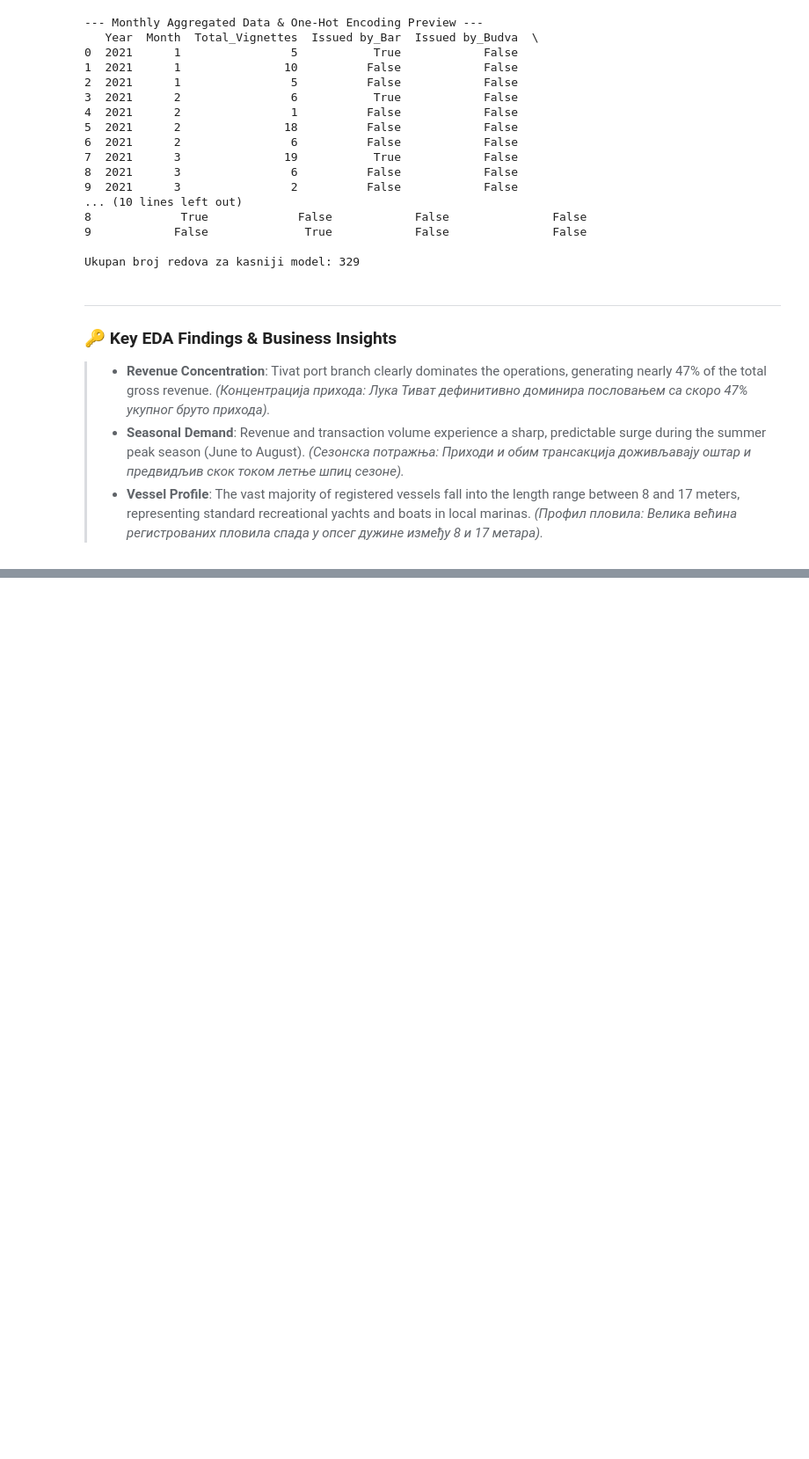
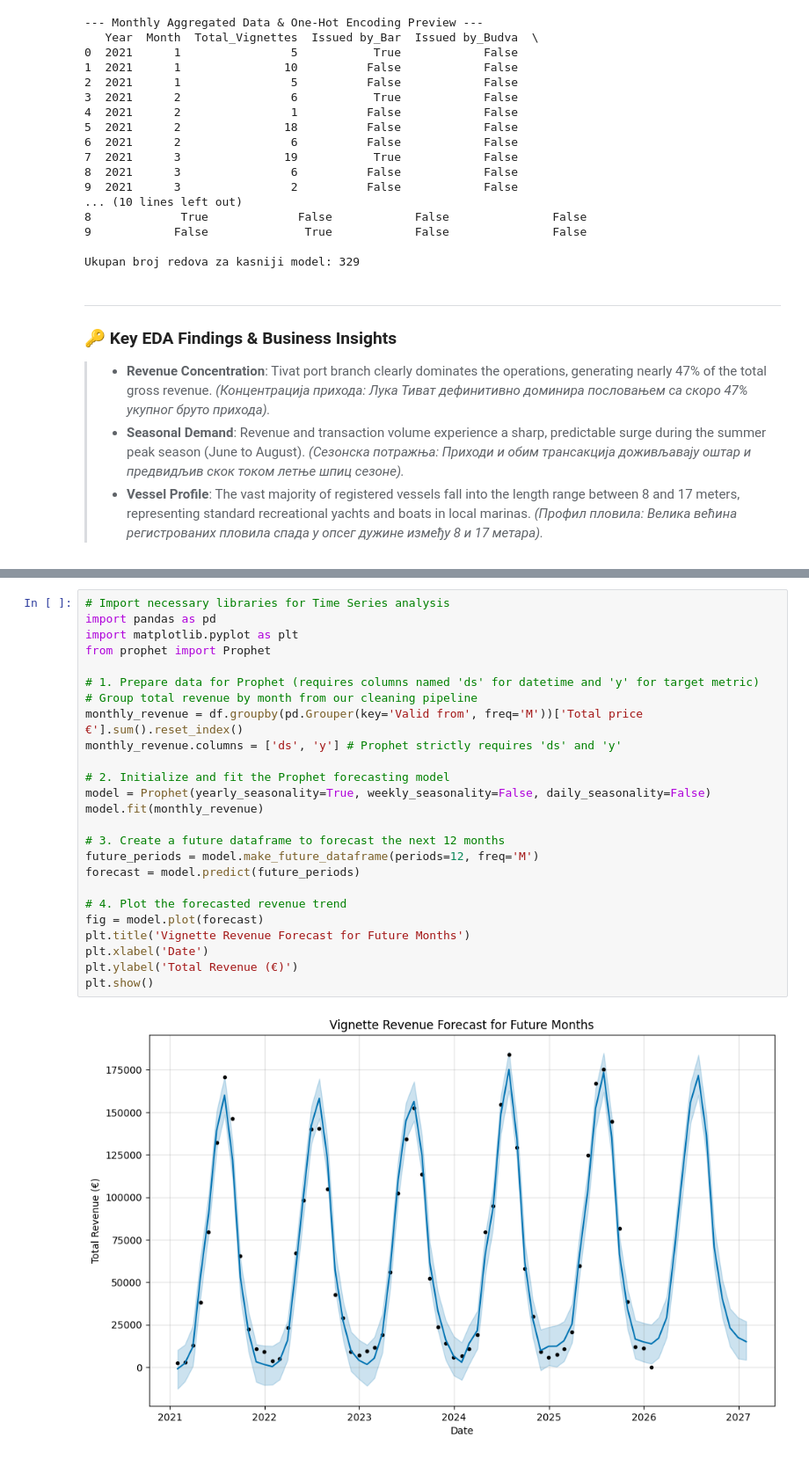
Before and after one commit to jelenavasic009-png/dsb_capstone, a Jupyter notebook: JelenaVasic_capstone.ipynb, the cells around one changed output, grey strips where cells are left out. Shown at 88% size. Saved outputs shown, nothing was run; the diff lists cells and outputs as text; blank space fills up the shorter version.

```diff
--- a/JelenaVasic_capstone.ipynb
+++ b/JelenaVasic_capstone.ipynb
@@ -875,0 +872,27 @@ Mashine learning se kasnije radi
+# %%
+# Import necessary libraries for Time Series analysis
+import pandas as pd
+import matplotlib.pyplot as plt
+from prophet import Prophet
+
+# 1. Prepare data for Prophet (requires columns named 'ds' for datetime and 'y' for target metric)
+# Group total revenue by month from our cleaning pipeline
+monthly_revenue = df.groupby(pd.Grouper(key='Valid from', freq='M'))['Total price €'].sum().reset_index()
+monthly_revenue.columns = ['ds', 'y'] # Prophet strictly requires 'ds' and 'y'
+
+# 2. Initialize and fit the Prophet forecasting model
+model = Prophet(yearly_seasonality=True, weekly_seasonality=False, daily_seasonality=False)
+model.fit(monthly_revenue)
+
+# 3. Create a future dataframe to forecast the next 12 months
+future_periods = model.make_future_dataframe(periods=12, freq='M')
+forecast = model.predict(future_periods)
+
+# 4. Plot the forecasted revenue trend
+fig = model.plot(forecast)
+plt.title('Vignette Revenue Forecast for Future Months')
+plt.xlabel('Date')
+plt.ylabel('Total Revenue (€)')
+plt.show()
+# %% [output]
+[figure, added]
```
Also changed, not shown: parts of 11 cells of this notebook.
